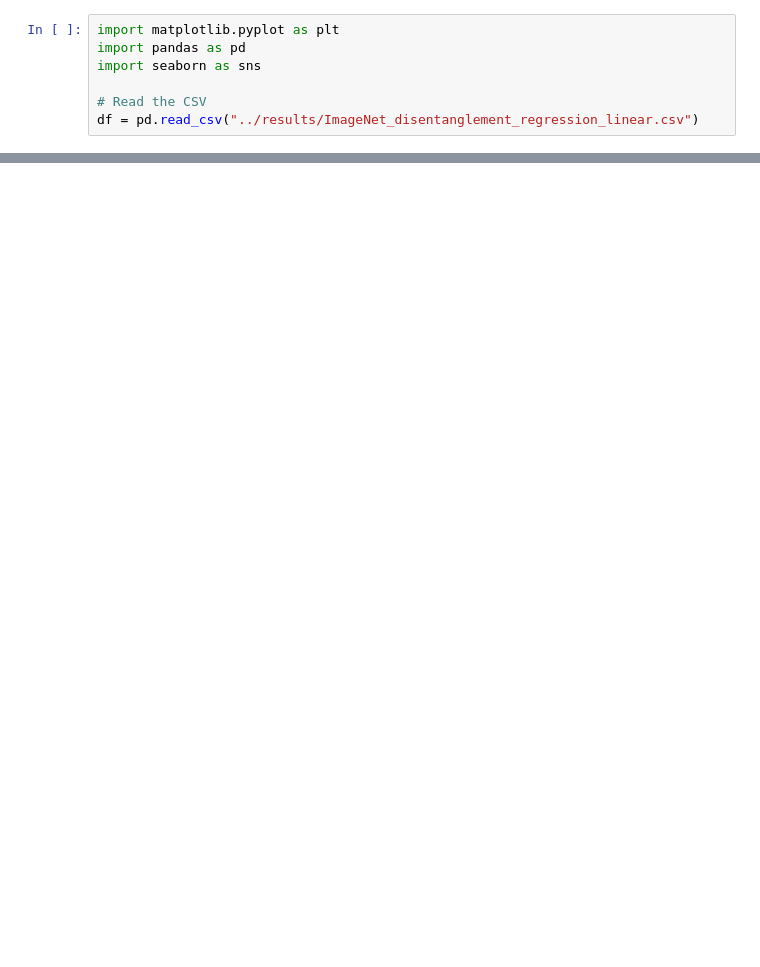
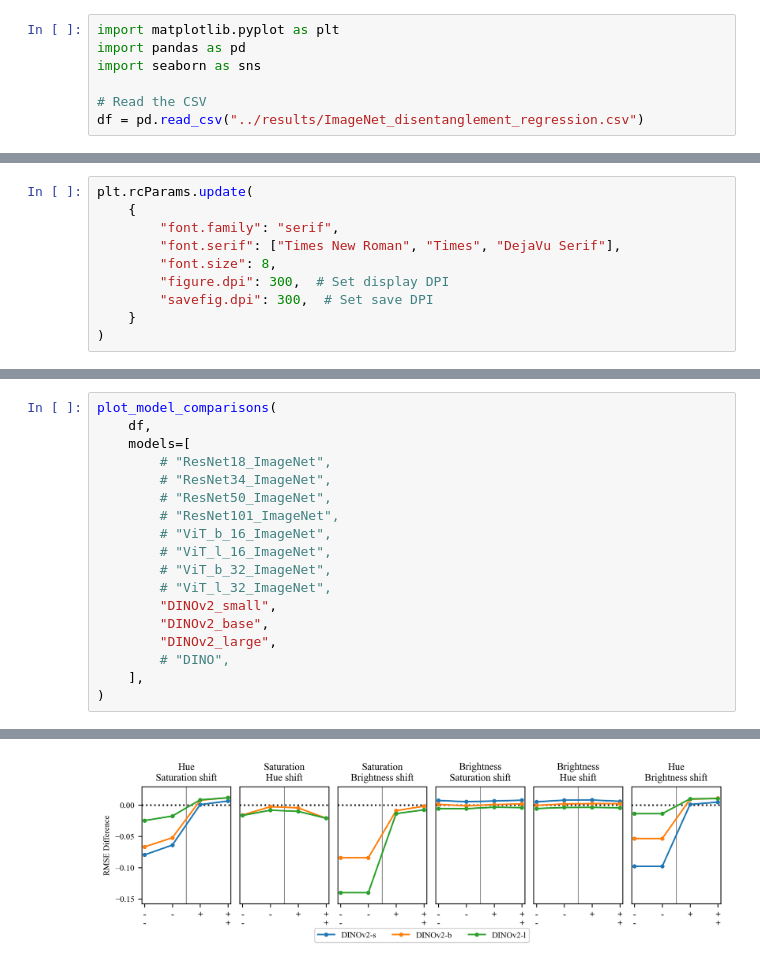
Before and after one commit to lauraibnz/synesis, a Jupyter notebook: vis/visualize_imagenet_disentanglement.ipynb, the cells around one changed output, grey strips where cells are left out. Drawn from its saved outputs; the diff is of its cells as text; blank space fills up the shorter version.

```diff
--- a/vis/visualize_imagenet_disentanglement.ipynb
+++ b/vis/visualize_imagenet_disentanglement.ipynb
@@ -4,4 +4,4 @@ import pandas as pd
 import seaborn as sns
 
 # Read the CSV
-df = pd.read_csv("../results/ImageNet_disentanglement_regression_linear.csv")
+df = pd.read_csv("../results/ImageNet_disentanglement_regression.csv")
@@ -128,0 +8,10 @@ See the caveats in the documentation: https://pandas.pydata.org/pandas-docs/stab
+# %%
+plt.rcParams.update(
+    {
+        "font.family": "serif",
+        "font.serif": ["Times New Roman", "Times", "DejaVu Serif"],
+        "font.size": 8,
+        "figure.dpi": 300,  # Set display DPI
+        "savefig.dpi": 300,  # Set save DPI
+    }
+)
@@ -128,0 +201,19 @@ See the caveats in the documentation: https://pandas.pydata.org/pandas-docs/stab
+# %%
+plot_model_comparisons(
+    df,
+    models=[
+        # "ResNet18_ImageNet",
+        # "ResNet34_ImageNet",
+        # "ResNet50_ImageNet",
+        # "ResNet101_ImageNet",
+        # "ViT_b_16_ImageNet",
+        # "ViT_l_16_ImageNet",
+        # "ViT_b_32_ImageNet",
+        # "ViT_l_32_ImageNet",
+        "DINOv2_small",
+        "DINOv2_base",
+        "DINOv2_large",
+        # "DINO",
+    ],
+)
+# %% [output]
@@ -128,0 +237 @@ See the caveats in the documentation: https://pandas.pydata.org/pandas-docs/stab
+[figure, added]
```
Also changed, not shown: parts of 3 cells of this notebook, 3 other files.
